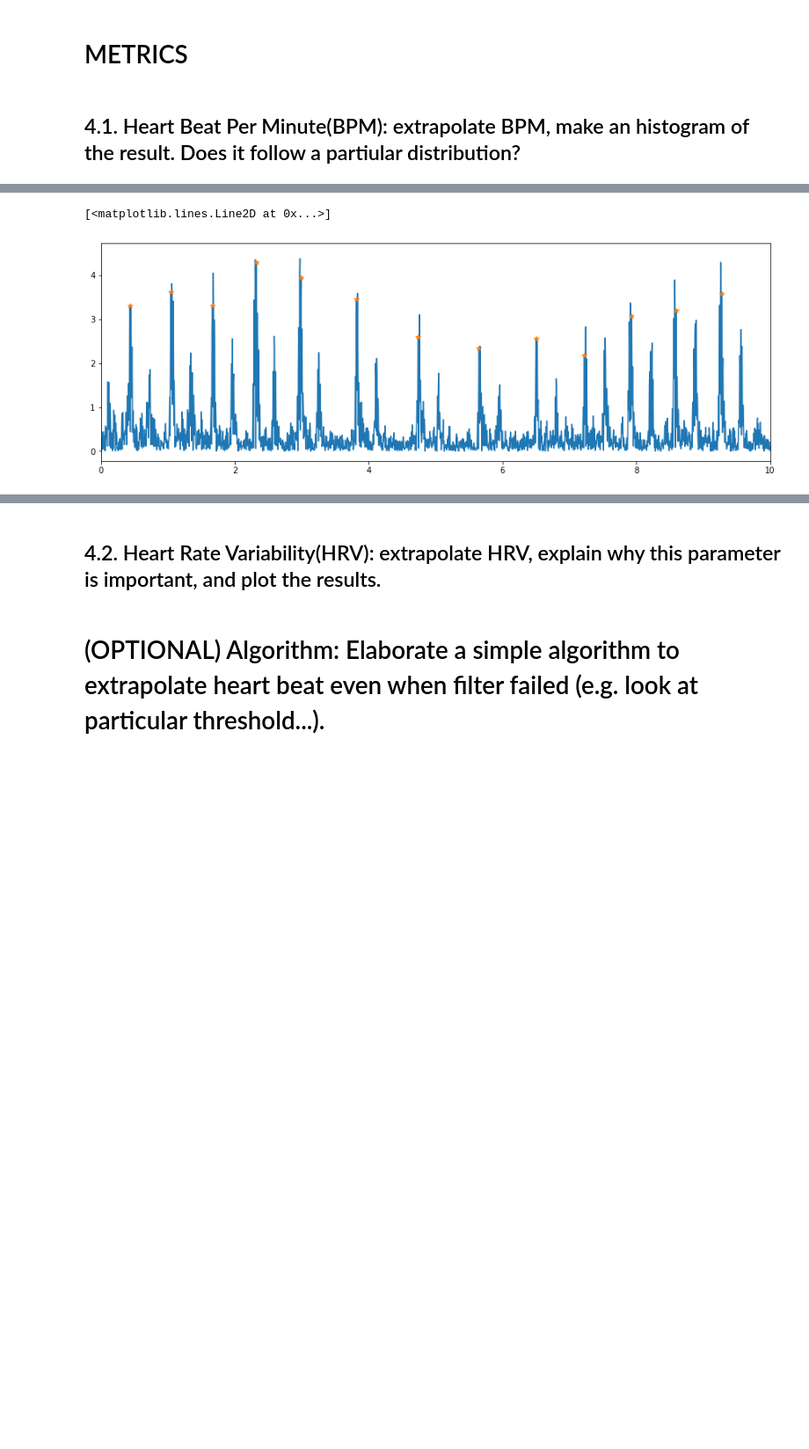
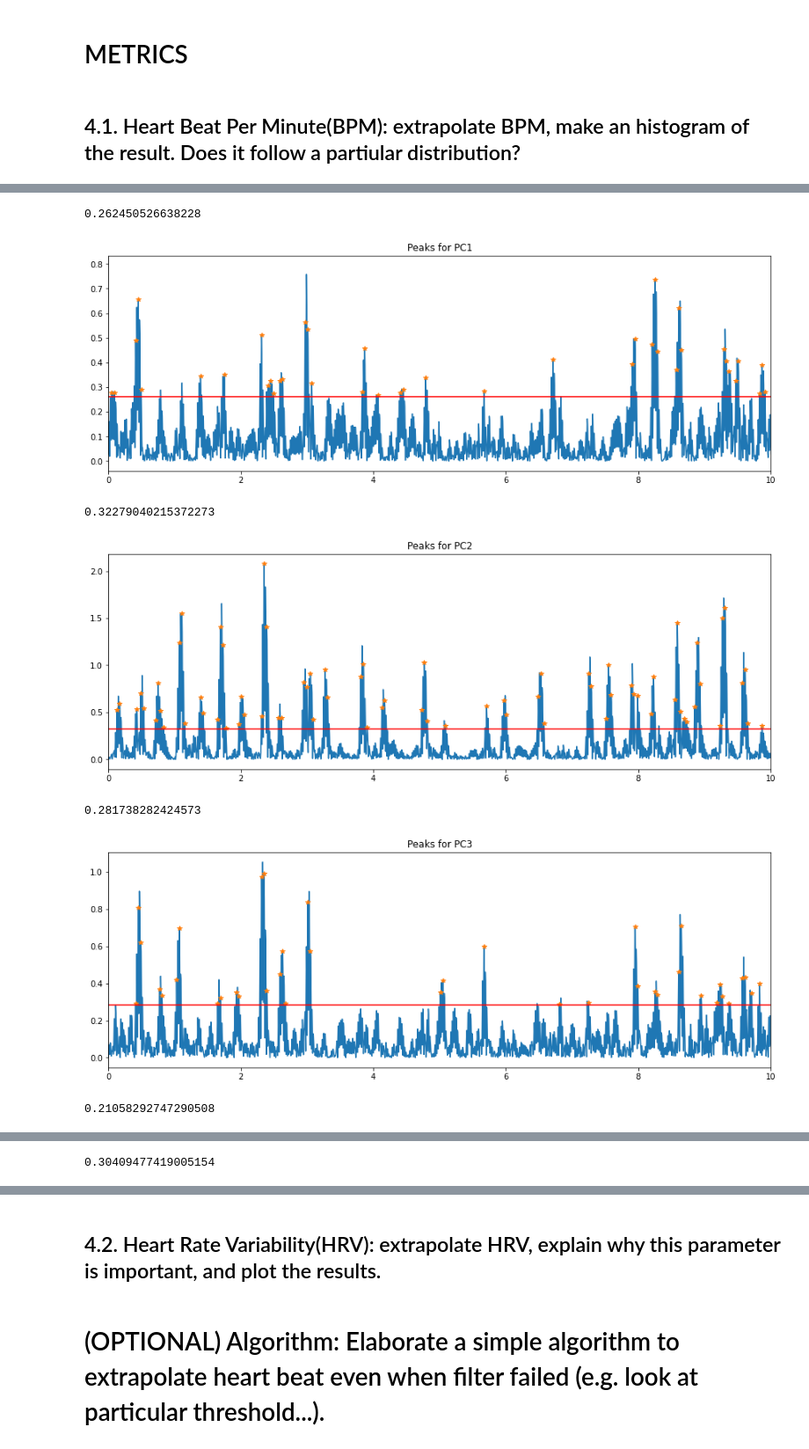
Before and after one commit to AleCapoPhys/HeartRateEstimation, a Jupyter notebook: Project_Clean_data.ipynb, the cells around one changed output, grey strips where cells are left out. Shown at 88% size. Drawn from its saved outputs; the diff is of its cells as text; code cells hidden in the pictures; blank space fills up the shorter version.

```diff
--- a/Project_Clean_data.ipynb
+++ b/Project_Clean_data.ipynb
@@ -584,9 +580,9 @@ def filterSignal(sig):
     from scipy import signal
 
     # Passes a signal through a bandpass and wavelet filter and returns the filtered signal
-    #bandpass = signal.sosfilt(sos, sig)
-    wavelet = wavelet_transform(np.array(sig), 10, 'sym4', False)
-    wavelet_filtered = waveletFilter(wavelet, [0,1,2,3,5,6,7,8,9,10], 'sym4')
+    bandpass = signal.sosfilt(sos, sig)
+    wavelet = wavelet_transform(np.array(bandpass), 4, 'sym4', False)
+    wavelet_filtered = waveletFilter(wavelet, [0,1,3,4], 'sym4')
     #bandpass = signal.sosfilt(sos, wavelet_filtered)
 
     return wavelet_filtered[:-1]
@@ -654,8 +650,18 @@ for i in FFTs:
 ## 4.1. Heart Beat Per Minute(BPM): extrapolate BPM, make an histogram of the result. Does it follow a partiular distribution?
 # %%
 # I use not filtered PC2, but the idea is using the data after the wavelet
-
+PCs = dict()
+for i in FFTs:
+    # Assign the filtered signal to each principal component
+    PCs[i] = filterSignal(dataset_rotated[i])
 
 fig = plt.figure(figsize=(15,5))
-plt.plot(np.array(dataset_rotated['Time']), np.abs(filtered_PC2))
+for i in PCs:
+    plt.plot(np.array(dataset_rotated['Time']), (PCs[i]), label={i})
+plt.title('Filtered PC signals over Time')
+plt.xlabel('Time [s]')
+plt.ylabel('Amplitude')
+plt.legend()
+plt.xlim(10, 20)
+plt.show()
 # %% [output]
@@ -664,29 +669,46 @@ plt.plot(np.array(dataset_rotated['Time']), np.abs(filtered_PC2))
 # %%
 
+# Find the peaks in the filtered data
 
-# Find the peaks in the filtered data
-peaks = signal.find_peaks(filtered_PC2, height = 1, distance = 100)
 # height: minimum height of a measured peak
 # distance: minimum number of indexes between measured peaks.
 # Each step 0.005secs --> min time between peaks 1/120*60 = 0.5s (max freq) --> should be d = 100
 
 # Given the peak indexes, find corresponding time and height
 def peak_points(indices, time, signl):
     x_peaks = []
     y_peaks = []
     for i in indices:
         x_peaks.append(time[i])
         y_peaks.append(signl[i])
     return np.array(x_peaks), np.array(y_peaks)
 
-time_PC2, PC2_peaks = peak_points(peaks[0], np.array(dataset_rotated['Time']), filtered_PC2)
+PC_times = dict()
 
-# Plot
-fig = plt.figure(figsize=(15,5))
-plt.plot(np.array(dataset_rotated['Time']), np.abs(filtered_PC2))
-plt.xlim([0,10])
-plt.plot(time_PC2, PC2_peaks, '*')
-#empty cell, do not delete, just edit
+for i in PCs:
+    lorenzetti = np.sum(np.abs(PCs[i])**(1/2))/(len(PCs[i]))
+    # Find peaks of the signal and their times
+    #peaks = signal.find_peaks(PCs[i], height = np.mean(np.abs(PCs[i])), distance = 10)
+    peaks = signal.find_peaks(PCs[i], height =lorenzetti, distance = 1)
+    time_PC, peaks_PC = peak_points(peaks[0], np.array(dataset_rotated['Time']), PCs[i])
+
+    #Store the times of the peaks
+    PC_times[i] = time_PC
+
+    #Plot peaks
+    plt.figure(figsize=(15,5))
+    plt.plot(np.array(dataset_rotated['Time']), np.abs(PCs[i]))
+    plt.plot(time_PC, peaks_PC, '*')
+    plt.axhline(lorenzetti,color='red')
+    print(lorenzetti)
+    plt.title(f'Peaks for {i}')
+    plt.xlim([0,10])
+    plt.show()
 # %% [output]
-[<matplotlib.lines.Line2D at 0x...>]
+0.262450526638228
-[figure, old version]
+[figure, new version]
+0.32279040215372273
+[figure, added]
+0.281738282424573
+[figure, added]
+0.21058292747290508
@@ -692,0 +716 @@ plt.plot(time_PC2, PC2_peaks, '*')
+0.30409477419005154
```
Also changed, not shown: parts of 16 cells of this notebook.
